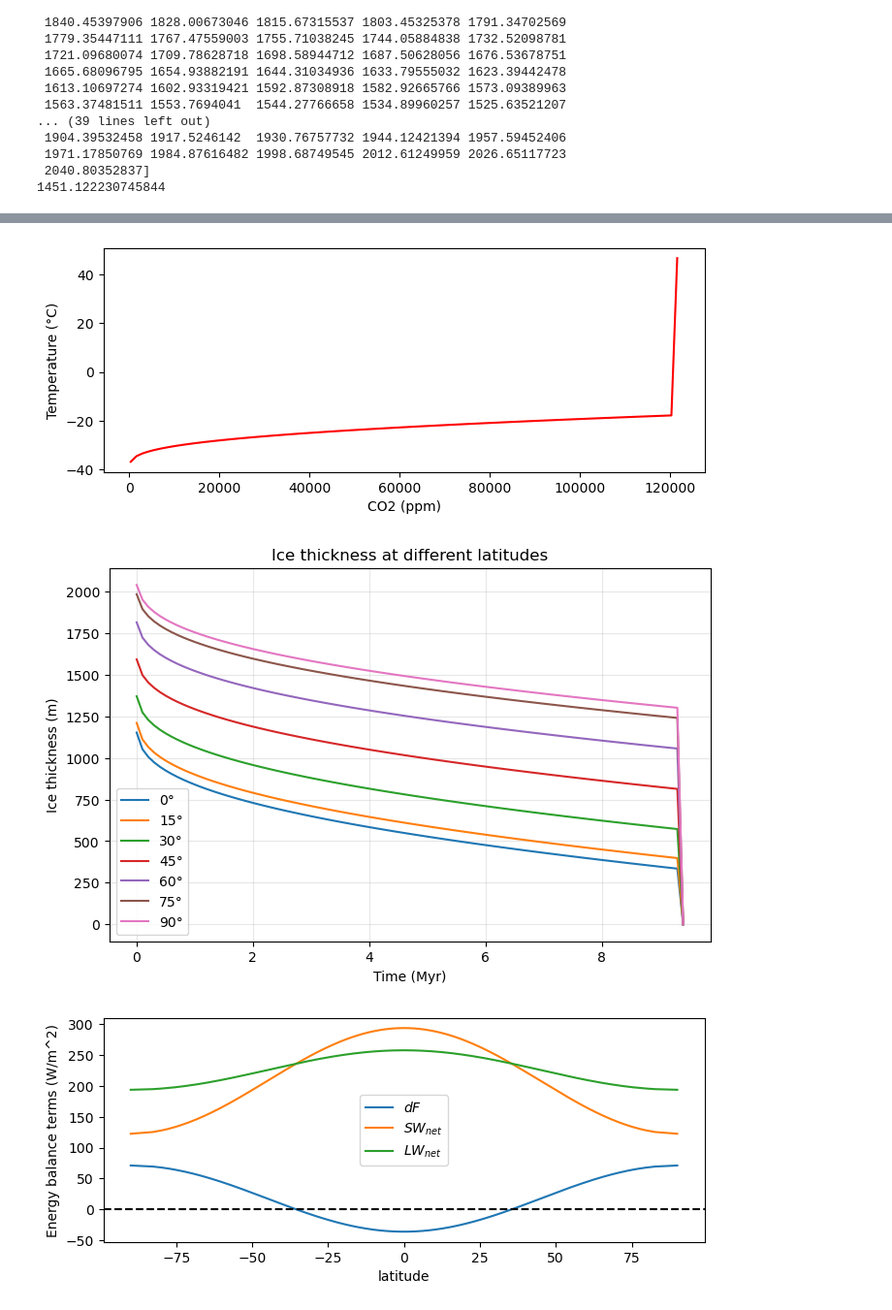
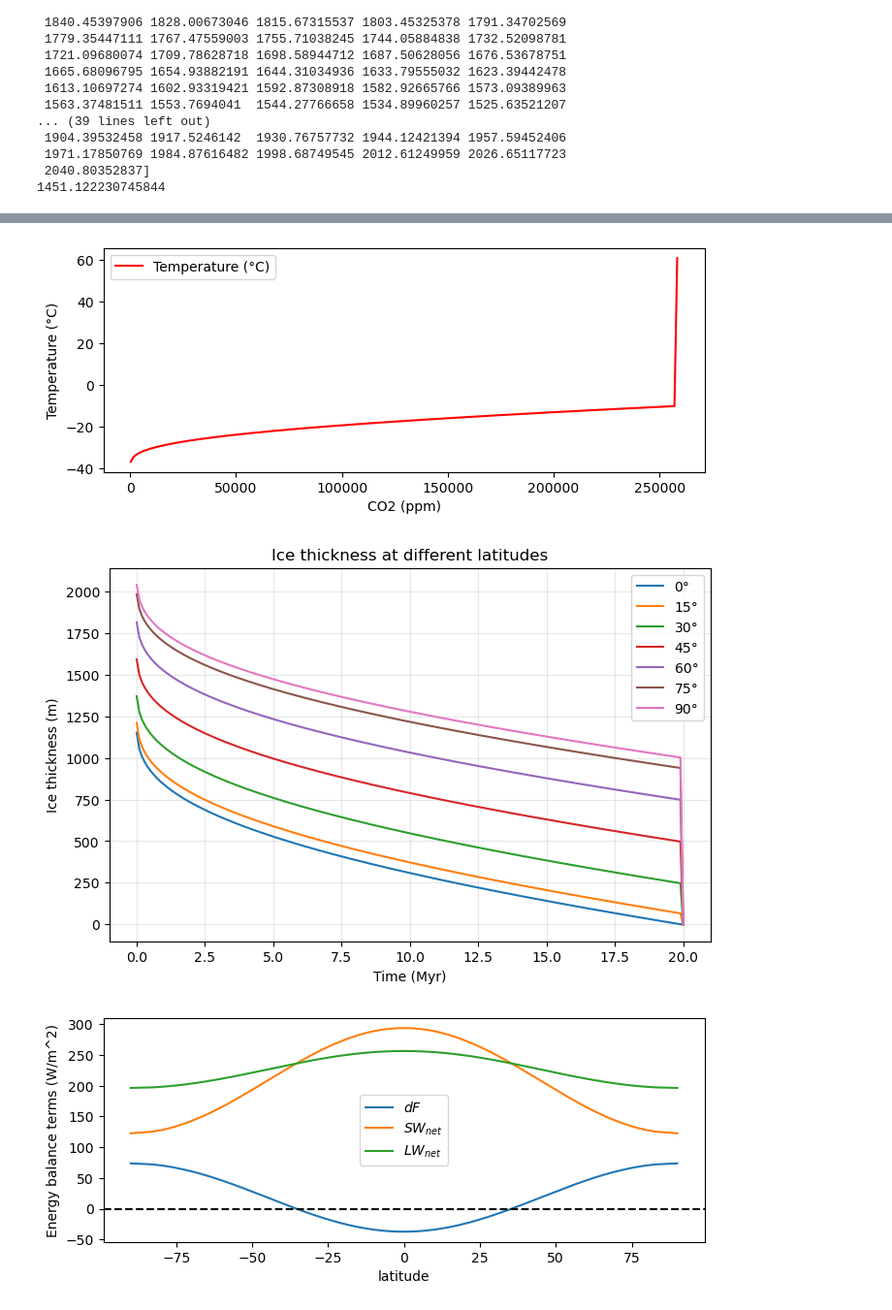
Before and after one commit to Trollarchivist/Project---Snowball-Earth, a Jupyter notebook: Project.Snowball.ipynb, the cells around one changed output, grey strips where cells are left out. Shown at 97% size. Saved outputs shown, nothing was run; the diff lists cells and outputs as text; code cells hidden in the pictures.

Commit message:
Updated plots and saved one

```diff
--- a/Project.Snowball.ipynb
+++ b/Project.Snowball.ipynb
@@ -184,9 +184,8 @@ def D_lat(xs,D0=0.44):
 CO2_initial = 300
 def outgassing(yr):
     outgassing_yr = 0.0129
-    ash_out=0
     CO2 = CO2_initial + yr * outgassing_yr
-    return CO2, ash_out
+    return CO2
 # test
 
 # CO2 = outgassing(100000)
@@ -409,14 +408,20 @@ I45_lat_dev = []
 I60_lat_dev = []
 I75_lat_dev = []
 I90_lat_dev = []
+T_grid_dev = []
+ice_grid_dev = []
+
+
  # 12620000 - 12700000
-for yr in range(0, 15000000, 100000):
+for yr in range(0, 25000000, 100000):
     CO2 = outgassing(yr)
     variables = snowball(1, CO2, -40)
 
     CO2_dev.append(CO2)
     year_dev.append(yr)
     Tglob_dev.append(variables['Tglob'])
+    T_grid_dev.append(variables['T'].copy())
+    ice_grid_dev.append(variables['ice'].copy())
 
     I0_lat_dev.append(
         variables['ice'][np.argmin(np.abs(variables['phi'] - 0))])
@@ -440,7 +445,7 @@ for yr in range(0, 15000000, 100000):
         variables['ice'][np.argmin(np.abs(variables['phi'] - 90))])
 
 
-    if np.max(variables['T']) > -10:
+    if np.max(variables['T']) > -1:
         break
 # investigate between 12600000 to 12700000
 print('Year:', yr)
@@ -463,10 +468,11 @@ Global mean list [300.0, 1590.0, 2880.0, 4170.0, 5460.0, 6750.0, 8040.0, 9330.0,
 # plot the temperature and energy fluxes in equilibrium
 
 fig = plt.subplots(figsize=(8,2))
-plt.plot(variables['phi'], variables['T'], label='T')
+plt.plot(variables['phi'], variables['T'], label='Temperature (°C)')
 plt.xlabel('latitude')
-plt.ylabel('Temperature (degC)')
+plt.ylabel('Temperature (°C)')
 plt.legend()
+plt.savefig('plot1.png', dpi=300, bbox_inches='tight')
 plt.show()
 
 fig = plt.subplots(figsize=(8,3))
@@ -474,25 +480,31 @@ plt.plot(variables['phi'], variables['F']*1e-15, 'r', label='F')
 plt.xlabel('latitude')
 plt.ylabel('Poleward heat flux (10^15 W)')
 plt.legend()
+plt.savefig('plot2.png', dpi=300, bbox_inches='tight')
 plt.show()
+
 
 # Double axe plot
 fig, ax1 = plt.subplots(figsize=(8,3))
 # Left y-axis: CO2
-ax1.plot(np.array(year_dev)/1e6, CO2_dev, 'r', label='CO2')
+l1, = ax1.plot(np.array(year_dev)/1e6, CO2_dev, 'r', label='CO$_2$')
 ax1.set_xlabel('Time (Myr)')
 ax1.set_ylabel('CO2 (ppm)')
 # Right y-axis: Temperature
 ax2 = ax1.twinx()
-ax2.plot(np.array(year_dev)/1e6, Tglob_dev, label='Global temperature')
+l2, = ax2.plot(np.array(year_dev)/1e6, Tglob_dev, label='Global temperature')
 ax2.set_ylabel('Temperature (°C)')
-
+# Combined legend from both axes
+ax1.legend(handles=[l1, l2], labels=['CO$_2$', 'Global temperature'], loc='upper left')
+plt.savefig('plot3.png', dpi=300, bbox_inches='tight')
 plt.show()
 
 fig = plt.subplots(figsize=(8,3))
-plt.plot(CO2_dev, Tglob_dev, 'r')
+plt.plot(CO2_dev, Tglob_dev, 'r', label='Temperature (°C)')
 plt.xlabel('CO2 (ppm)')
 plt.ylabel('Temperature (°C)')
+plt.legend()
+plt.savefig('plot4.png', dpi=300, bbox_inches='tight')
 plt.show()
 
 fig = plt.subplots(figsize=(8,5))
@@ -509,8 +521,8 @@ plt.ylabel('Ice thickness (m)')
 plt.title('Ice thickness at different latitudes')
 plt.legend()
 plt.grid(alpha=0.3)
+plt.savefig('plot5.png', dpi=300, bbox_inches='tight')
 plt.show()
-
 
 
 fig = plt.subplots(figsize=(8,3))
@@ -521,6 +533,7 @@ plt.axhline(y=0, linestyle='--', color='k')
 plt.xlabel('latitude')
 plt.ylabel('Energy balance terms (W/m^2)')
 plt.legend()
+plt.savefig('plot6.png', dpi=300, bbox_inches='tight')
 plt.show()
 
 fig = plt.subplots(figsize=(8,3))
@@ -528,5 +541,6 @@ plt.plot(variables['phi'], variables['ice'], label='Ice thickness')
 plt.xlabel('latitude')
 plt.ylabel('Sea ice thickness (m)')
 plt.legend()
+plt.savefig('plot7.png', dpi=300, bbox_inches='tight')
 plt.show()
 # %% [output]
@@ -536,4 +550,4 @@ plt.show()
-[figure, old version]
+[figure, new version]
-[figure, old version]
+[figure, new version]
 [figure]
 [figure]
```
Also changed, not shown: parts of 4 cells of this notebook, 8 other files.
